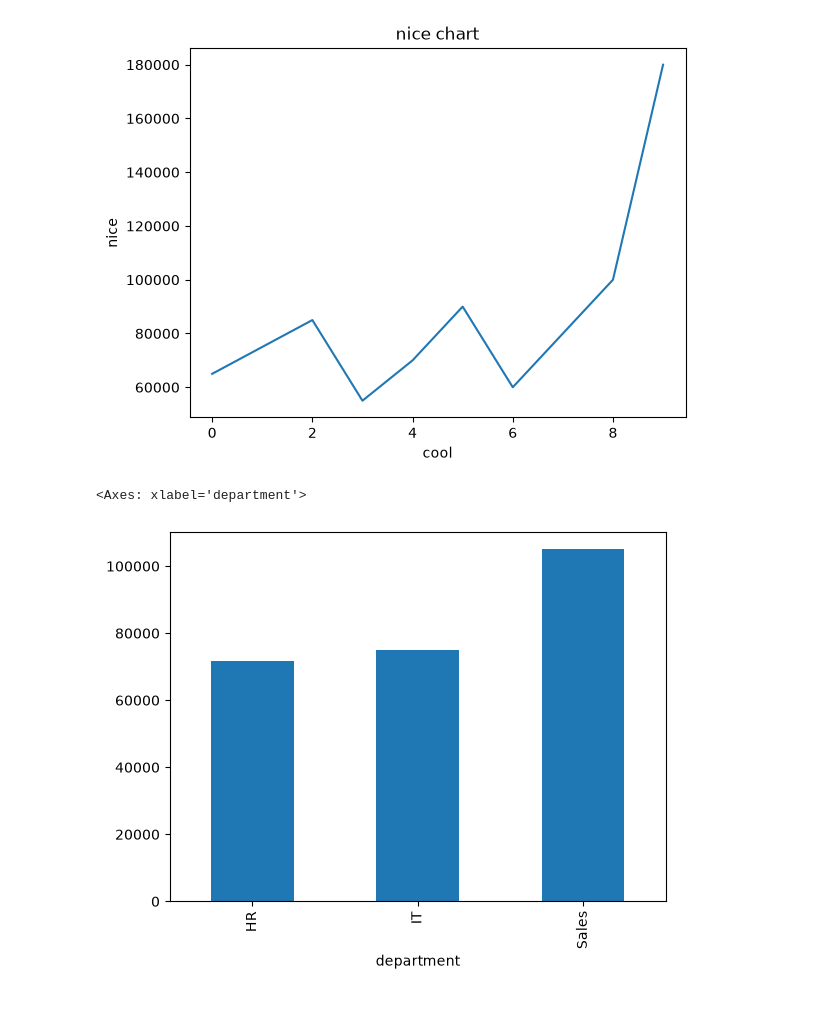
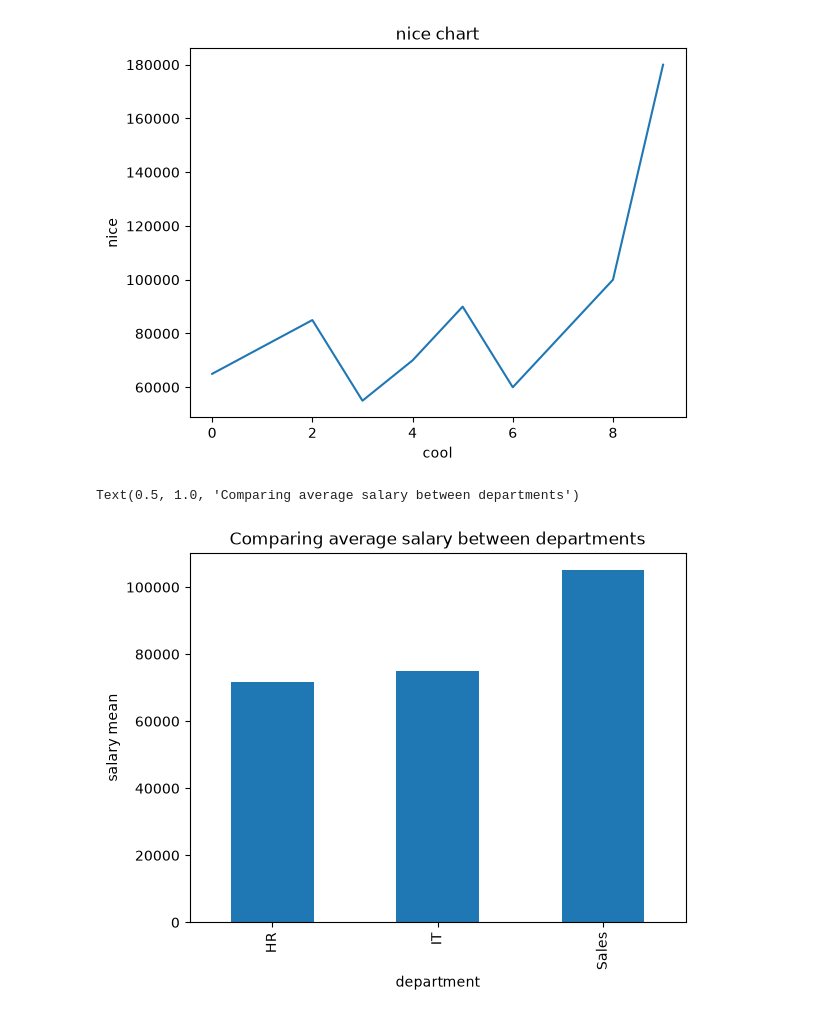
Before and after one commit to anhquang2605/Python-Learning, a Jupyter notebook: day 11.ipynb, the cells around one changed output. Drawn from its saved outputs; the diff is of its cells as text; code cells hidden in the pictures.

```diff
--- a/day 11.ipynb
+++ b/day 11.ipynb
@@ -76,6 +76,9 @@ Text(0.5, 1.0, 'nice chart')
 [figure]
 # %%
 df.groupby('department')['salary'].mean().plot(kind='bar')
+plt.xlabel('department')
+plt.ylabel('salary mean')
+plt.title('Comparing average salary between departments')
 # %% [output]
-<Axes: xlabel='department'>
+Text(0.5, 1.0, 'Comparing average salary between departments')
-[figure, old version]
+[figure, new version]
```
Also changed, not shown: parts of 2 cells of this notebook, 2 other files.
